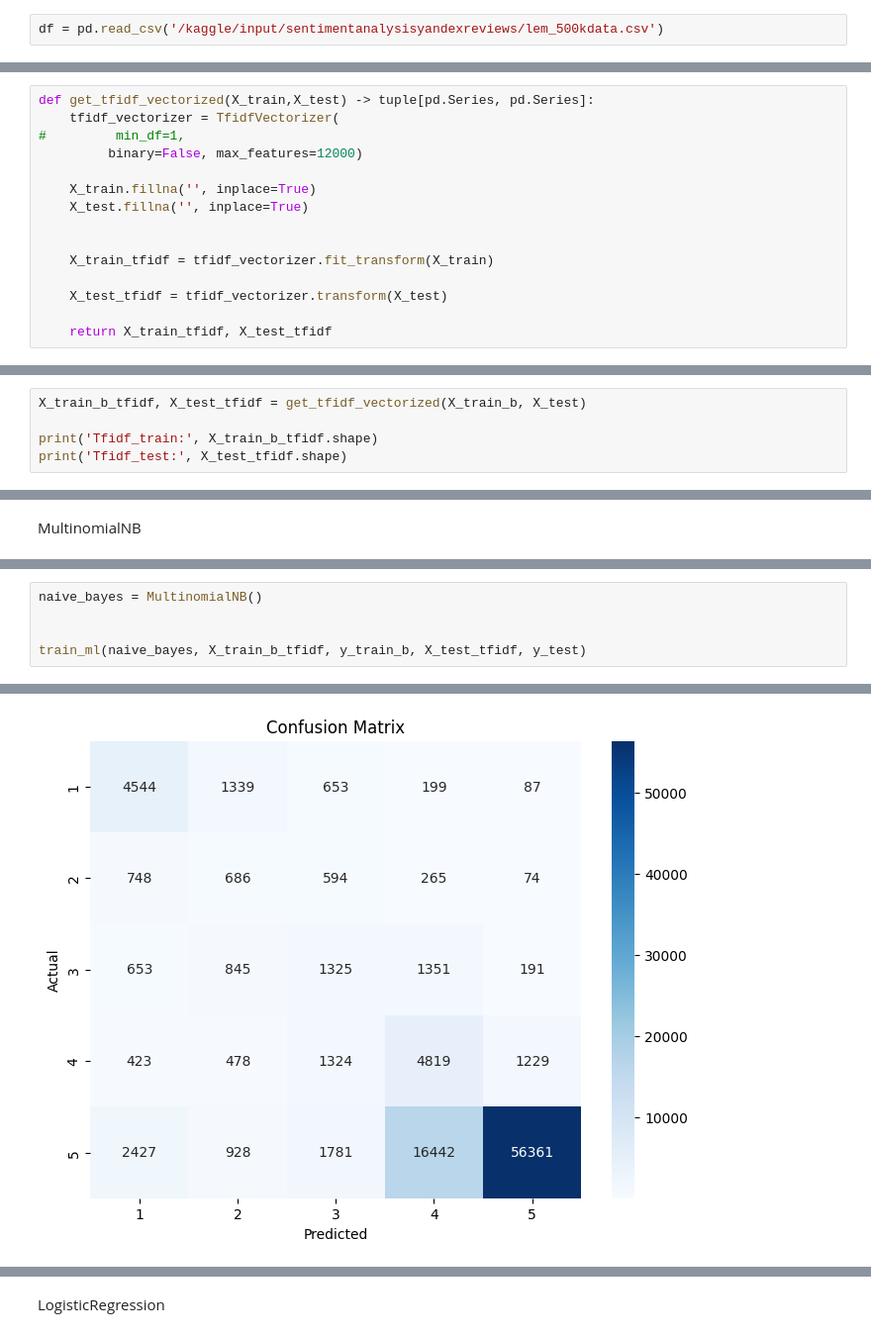
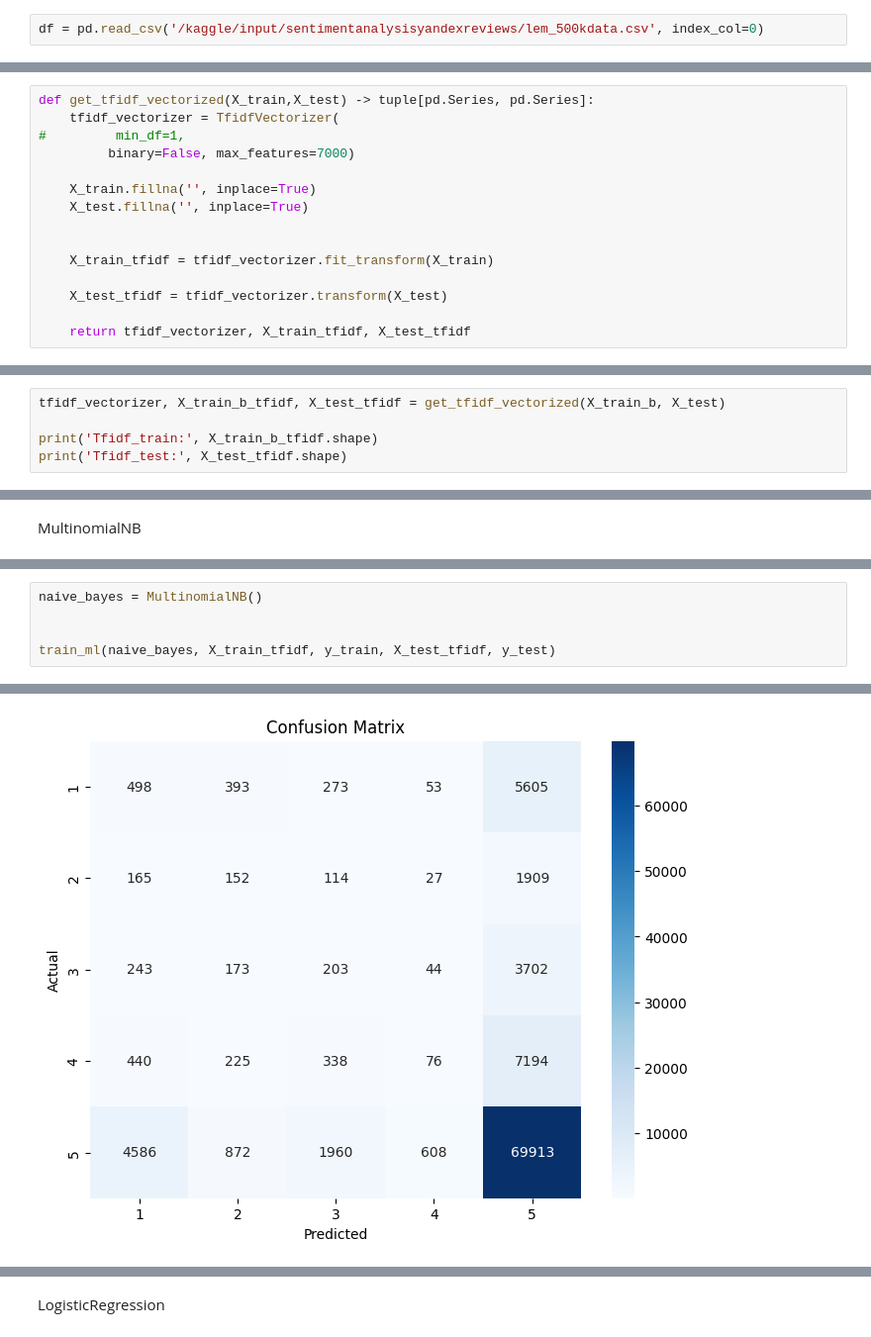
Before and after one commit to anpilove/Sentiment-analysis-Yandex-reviews, a Jupyter notebook: notebooks/2.0-models.ipynb, the cells around one changed output, grey strips where cells are left out. Shown: that part at 99% size. Cells and saved outputs as stored; diff of their text form.

```diff
--- a/notebooks/2.0-models.ipynb
+++ b/notebooks/2.0-models.ipynb
@@ -98,5 +98,5 @@ device(type='cuda', index=0)
 # %% [markdown]
 Geo Reviews Dataset 2023 - https://github.com/yandex/geo-reviews-dataset-2023
 # %%
-df = pd.read_csv('/kaggle/input/sentimentanalysisyandexreviews/lem_500kdata.csv')
+df = pd.read_csv('/kaggle/input/sentimentanalysisyandexreviews/lem_500kdata.csv', index_col=0)
 # %%
@@ -190,7 +183,7 @@ X_train_b, y_train_b = get_balanced_df(pd.concat([X_train, y_train], axis=1), 50
 def get_tfidf_vectorized(X_train,X_test) -> tuple[pd.Series, pd.Series]:
     tfidf_vectorizer = TfidfVectorizer(
 #         min_df=1,
-         binary=False, max_features=12000)
+         binary=False, max_features=7000)
 
     X_train.fillna('', inplace=True)
     X_test.fillna('', inplace=True)
@@ -200,7 +193,7 @@ def get_tfidf_vectorized(X_train,X_test) -> tuple[pd.Series, pd.Series]:
 
     X_test_tfidf = tfidf_vectorizer.transform(X_test)
 
-    return X_train_tfidf, X_test_tfidf
+    return tfidf_vectorizer, X_train_tfidf, X_test_tfidf
 # %%
 X_train_tfidf, X_test_tfidf = get_tfidf_vectorized(X_train, X_test)
 
@@ -212,5 +205,5 @@ Tfidf_test: (99766, 12000)
 # %%
-X_train_b_tfidf, X_test_tfidf = get_tfidf_vectorized(X_train_b, X_test)
+tfidf_vectorizer, X_train_b_tfidf, X_test_tfidf = get_tfidf_vectorized(X_train_b, X_test)
 
 print('Tfidf_train:', X_train_b_tfidf.shape)
 print('Tfidf_test:', X_test_tfidf.shape)
@@ -367,5 +260,5 @@ X_test_tfidf
 naive_bayes = MultinomialNB()
 
 
-train_ml(naive_bayes, X_train_b_tfidf, y_train_b, X_test_tfidf, y_test)
+train_ml(naive_bayes, X_train_tfidf, y_train, X_test_tfidf, y_test)
 # %% [output]
@@ -385 +278 @@ weighted avg       0.83      0.68      0.73     99766
-[figure, old version]
+[figure, new version]
```
Also changed, not shown: parts of 30 cells of this notebook.
